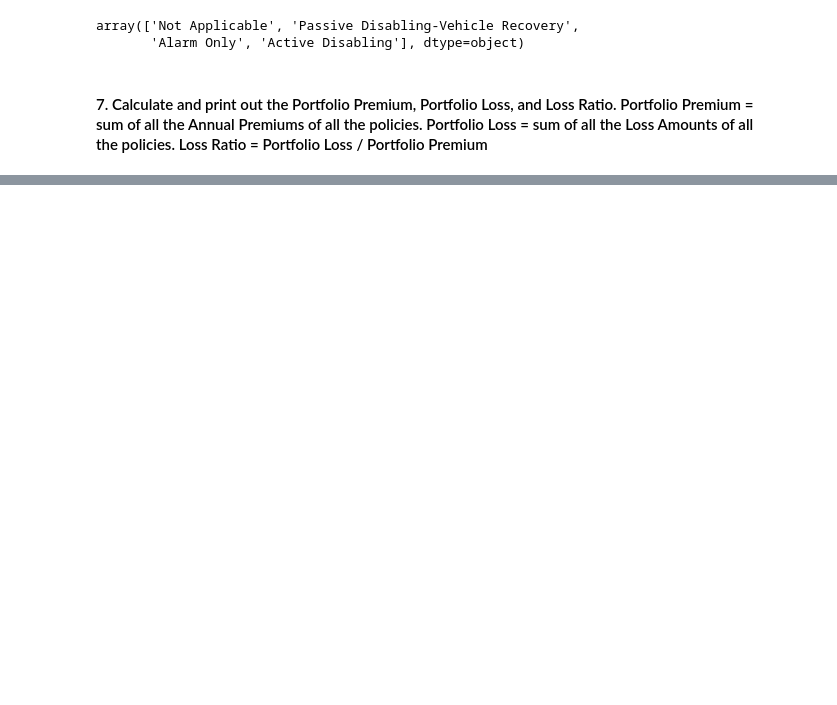
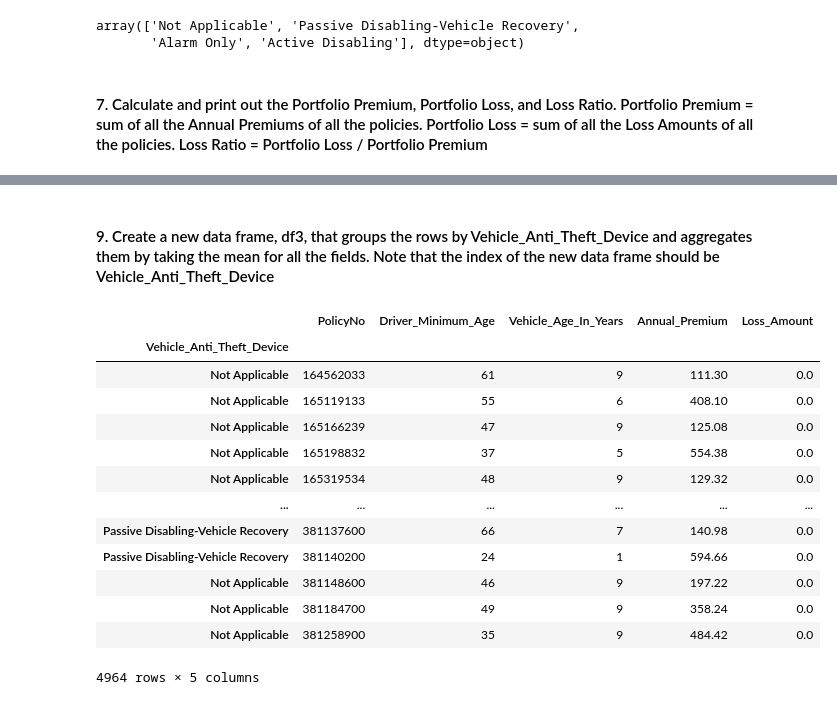
Before and after one commit to anumolu-hemanth/VisualAnalyticsHWAssignments, a Jupyter notebook: HW1/hw_1.ipynb, the cells around one changed output, grey strips where cells are left out. Saved outputs shown, nothing was run; the diff lists cells and outputs as text; code cells hidden in the pictures; blank space fills up the shorter version.

```diff
--- a/HW1/hw_1.ipynb
+++ b/HW1/hw_1.ipynb
@@ -147,0 +169,22 @@ array(['Not Applicable', 'Passive Disabling-Vehicle Recovery',
+# %% [markdown]
+#### 9. Create a new data frame, df3, that groups the rows by Vehicle_Anti_Theft_Device and aggregates them by taking the mean for all the fields. Note that the index of the new data frame should be Vehicle_Anti_Theft_Device
+# %%
+#copying the 'Vehicle_Anti_Theft_Device', 'Driver_Minimum_Age', 'Vehicle_Age_In_Years',  'Annual_Premium', 'Loss_Amount' fields data from df1
+df3 = pd.DataFrame(df1, columns = ['PolicyNo','Vehicle_Anti_Theft_Device','Driver_Minimum_Age','Vehicle_Age_In_Years','Annual_Premium','Loss_Amount'])
+#setting policyno as index for df3
+df3.set_index('Vehicle_Anti_Theft_Device')
+# %% [output]
+|  | PolicyNo | Driver_Minimum_Age | Vehicle_Age_In_Years | Annual_Premium | Loss_Amount |
+| Vehicle_Anti_Theft_Device |  |  |  |  |  |
+| Not Applicable | 164562033 | 61 | 9 | 111.30 | 0.0 |
+| Not Applicable | 165119133 | 55 | 6 | 408.10 | 0.0 |
+| Not Applicable | 165166239 | 47 | 9 | 125.08 | 0.0 |
+| Not Applicable | 165198832 | 37 | 5 | 554.38 | 0.0 |
+| Not Applicable | 165319534 | 48 | 9 | 129.32 | 0.0 |
+| ... | ... | ... | ... | ... | ... |
+| Passive Disabling-Vehicle Recovery | 381137600 | 66 | 7 | 140.98 | 0.0 |
+| Passive Disabling-Vehicle Recovery | 381140200 | 24 | 1 | 594.66 | 0.0 |
+| Not Applicable | 381148600 | 46 | 9 | 197.22 | 0.0 |
+| Not Applicable | 381184700 | 49 | 9 | 358.24 | 0.0 |
+| Not Applicable | 381258900 | 35 | 9 | 484.42 | 0.0 |
+4964 rows × 5 columns
```
Also changed, not shown: parts of 30 cells of this notebook, 3 other files.
